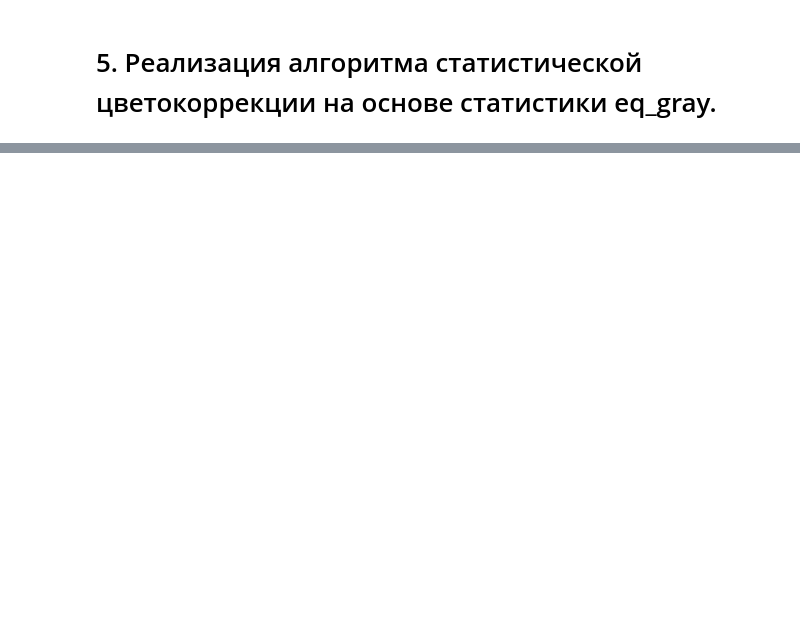
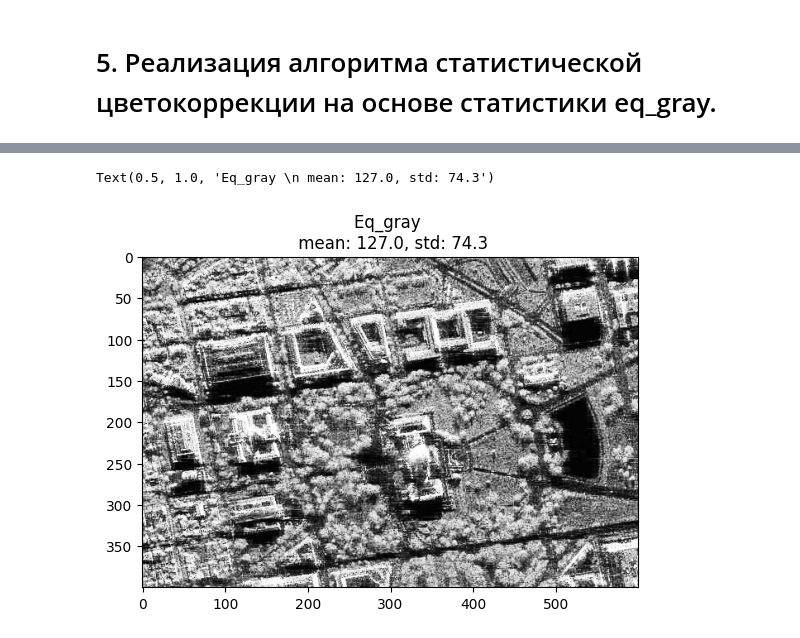
Before and after one commit to Ch0k0ladka/image-processing-labs, a Jupyter notebook: lab_1/IP_Task_2.ipynb, the cells around one changed output, grey strips where cells are left out. Saved outputs shown, nothing was run; the diff lists cells and outputs as text; code cells hidden in the pictures; blank space fills up the shorter version.

```diff
--- a/lab_1/IP_Task_2.ipynb
+++ b/lab_1/IP_Task_2.ipynb
@@ -107,0 +119,11 @@ MSE: 7075.287691258028
+# %%
+eq_gray_image = cv2.equalizeHist(image_gray)
+
+mean_eq_gray_image = eq_gray_image.mean()
+std_eq_gray_image  = eq_gray_image.std()
+
+plt.imshow(eq_gray_image, cmap="gray")
+plt.title(f'Eq_gray \n mean: {mean_eq_gray_image:.1f}, std: {std_eq_gray_image:.1f}')
+# %% [output]
+Text(0.5, 1.0, 'Eq_gray \n mean: 127.0, std: 74.3')
+[figure, added]
```
Also changed, not shown: parts of 10 cells of this notebook, 1 other file.
